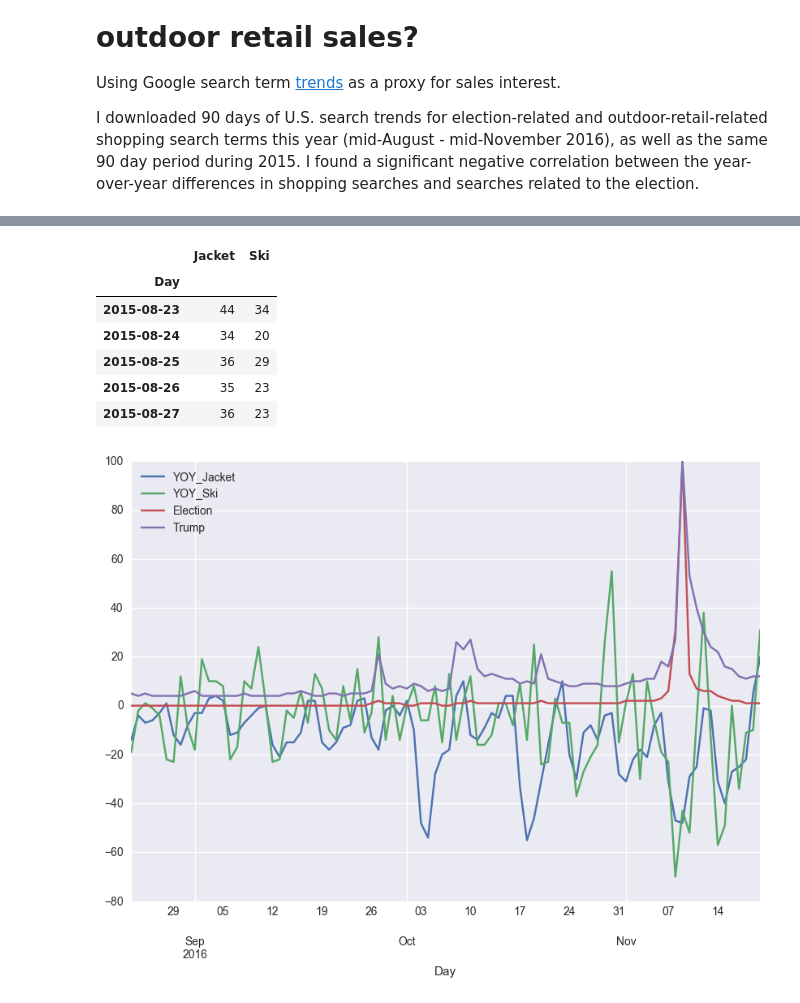
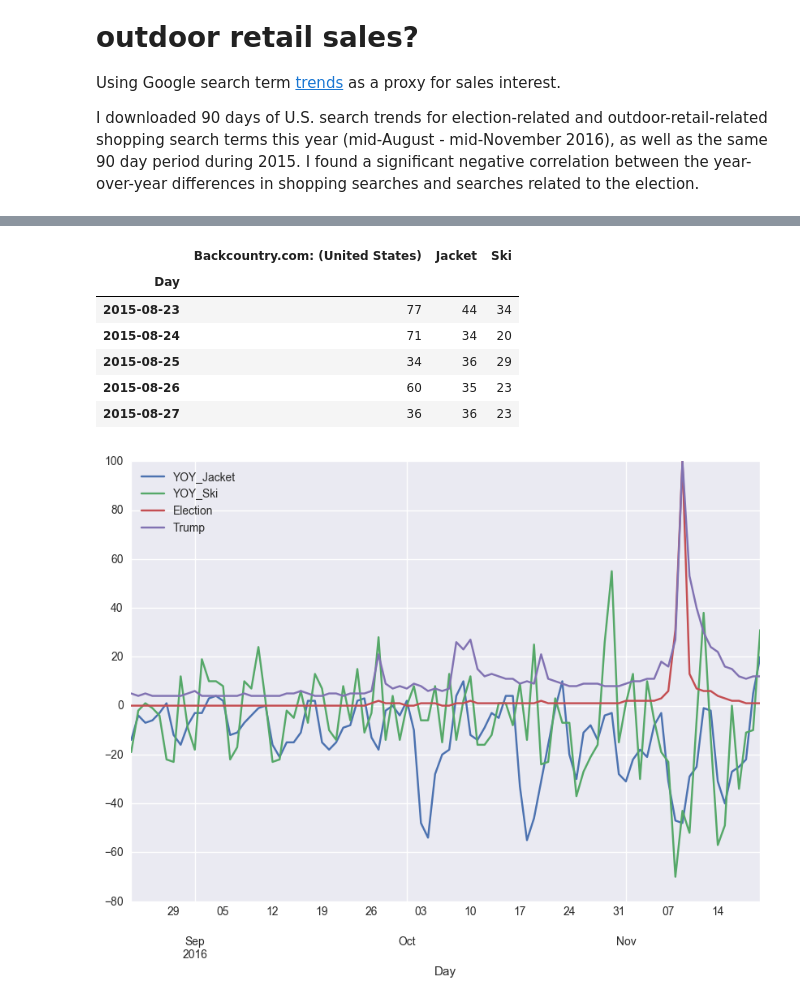
Before and after one commit to jesford/google-trends-analysis, a Jupyter notebook: election-vs-shopping.ipynb, the cells around one changed output, grey strips where cells are left out. Drawn from its saved outputs; the diff is of its cells as text; code cells hidden in the pictures.

```diff
--- a/election-vs-shopping.ipynb
+++ b/election-vs-shopping.ipynb
@@ -53,26 +54,23 @@ filenames
 # %%
 df_2015 = pd.read_csv(filenames[0], skiprows=1)
 df_2015.index = pd.to_datetime(df_2015.Day)
 df_2015.drop('Day', axis=1, inplace=True)
 
 for f in filenames[1:]:
     df_temp = pd.read_csv(f, skiprows=1)
     df_2015[df_temp.columns[1]] = df_temp[df_temp.columns[1]].values
 
-df_2015.rename(columns={'Backcountry.com: (United States)': 'Backcountry',
-                   'Jacket: (United States)': 'Jacket',
-                   'Ski: (United States)': 'Ski',
-                   'US Presidential Election 2016: (United States)': 'Election',
-                   'trump: (United States)': 'Trump'}, inplace=True)
+df_2015.rename(columns={'Jacket: (United States)': 'Jacket',
+                        'Ski: (United States)': 'Ski'}, inplace=True)
 df_2015.head()
 # %% [output]
-|  | Jacket | Ski |
-| Day |  |  |
-| 2015-08-23 | 44 | 34 |
-| 2015-08-24 | 34 | 20 |
-| 2015-08-25 | 36 | 29 |
-| 2015-08-26 | 35 | 23 |
-| 2015-08-27 | 36 | 23 |
+|  | Backcountry.com: (United States) | Jacket | Ski |
+| Day |  |  |  |
+| 2015-08-23 | 77 | 44 | 34 |
+| 2015-08-24 | 71 | 34 | 20 |
+| 2015-08-25 | 34 | 36 | 29 |
+| 2015-08-26 | 60 | 35 | 23 |
+| 2015-08-27 | 36 | 36 | 23 |
 # %%
 df['YOY_Jacket'] = df.Jacket.values - df_2015.Jacket.values
 df['YOY_Ski'] = df.Ski.values - df_2015.Ski.values
```
Also changed, not shown: parts of 3 cells of this notebook.
